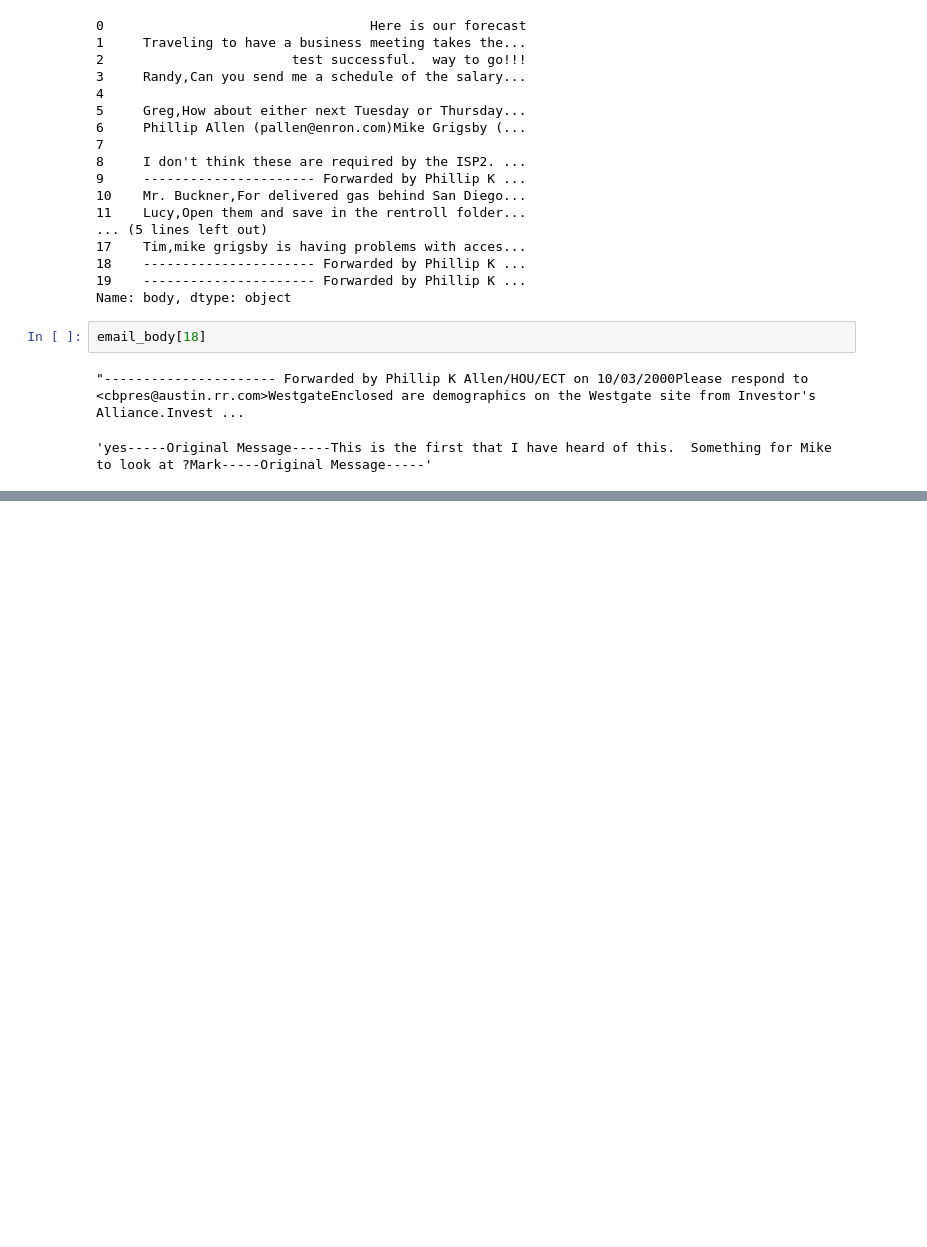
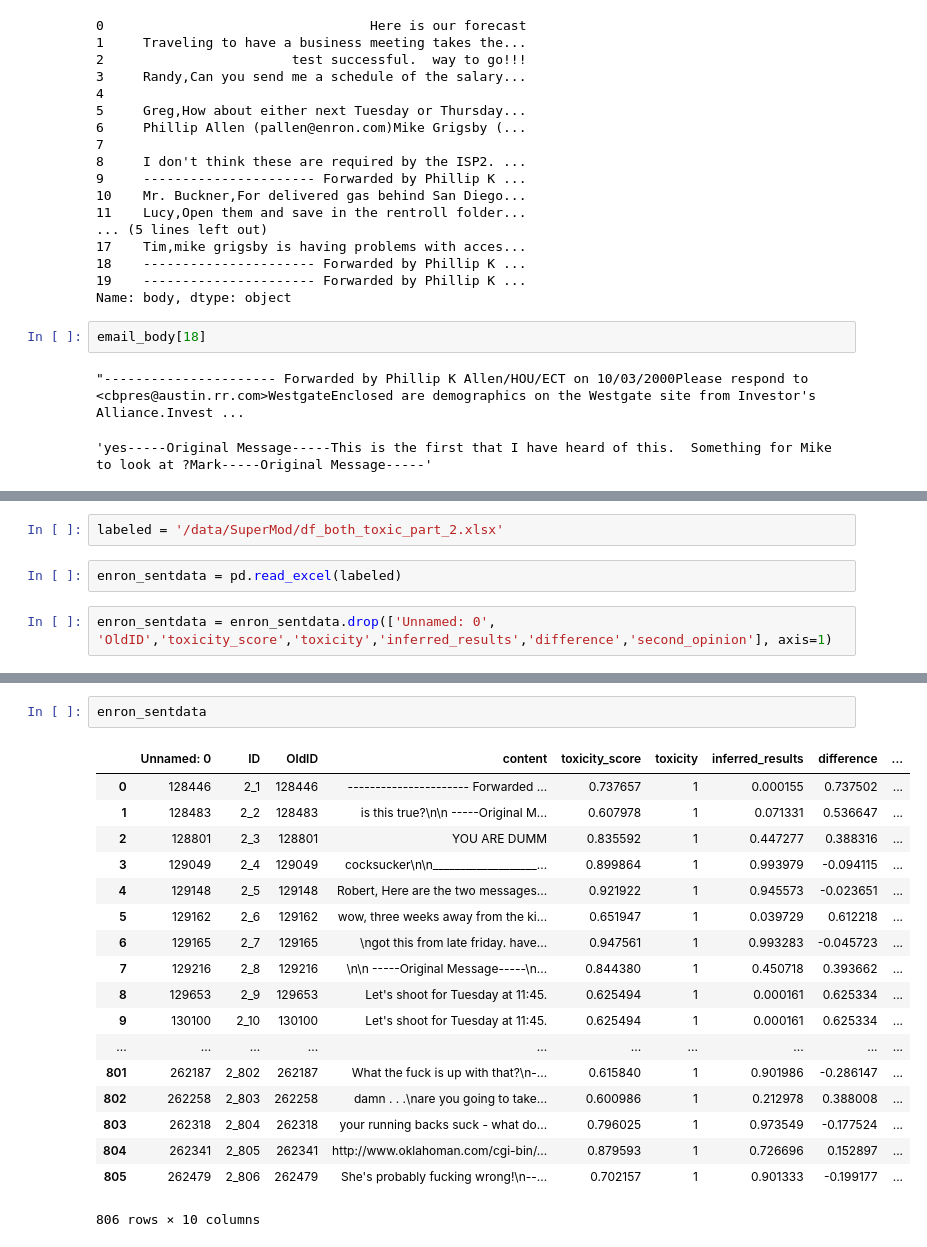
Before and after one commit to KathleenYWang/Sentiment_Detection_NLP, a Jupyter notebook: EDAKaggleEnron.ipynb, the cells around one changed output, grey strips where cells are left out. Cells and saved outputs as stored; diff of their text form; blank space fills up the shorter version.

```diff
--- a/EDAKaggleEnron.ipynb
+++ b/EDAKaggleEnron.ipynb
@@ -721,0 +785,6 @@ email_body[18]
+# %%
+labeled = '/data/SuperMod/df_both_toxic_part_2.xlsx'
+# %%
+enron_sentdata = pd.read_excel(labeled)
+# %%
+enron_sentdata = enron_sentdata.drop(['Unnamed: 0', 'OldID','toxicity_score','toxicity','inferred_results','difference','second_opinion'], axis=1)
@@ -721,0 +808,21 @@ email_body[18]
+# %%
+enron_sentdata
+# %% [output]
+|  | Unnamed: 0 | ID | OldID | content | toxicity_score | toxicity | inferred_results | difference | ... |
+| 0 | 128446 | 2_1 | 128446 | ---------------------- Forwarded ... | 0.737657 | 1 | 0.000155 | 0.737502 | ... |
+| 1 | 128483 | 2_2 | 128483 | is this true?\n\n -----Original M... | 0.607978 | 1 | 0.071331 | 0.536647 | ... |
+| 2 | 128801 | 2_3 | 128801 | YOU ARE DUMM | 0.835592 | 1 | 0.447277 | 0.388316 | ... |
+| 3 | 129049 | 2_4 | 129049 | cocksucker\n\n___________________... | 0.899864 | 1 | 0.993979 | -0.094115 | ... |
+| 4 | 129148 | 2_5 | 129148 | Robert, Here are the two messages... | 0.921922 | 1 | 0.945573 | -0.023651 | ... |
+| 5 | 129162 | 2_6 | 129162 | wow, three weeks away from the ki... | 0.651947 | 1 | 0.039729 | 0.612218 | ... |
+| 6 | 129165 | 2_7 | 129165 | \ngot this from late friday. have... | 0.947561 | 1 | 0.993283 | -0.045723 | ... |
+| 7 | 129216 | 2_8 | 129216 | \n\n -----Original Message-----\n... | 0.844380 | 1 | 0.450718 | 0.393662 | ... |
+| 8 | 129653 | 2_9 | 129653 | Let's shoot for Tuesday at 11:45. | 0.625494 | 1 | 0.000161 | 0.625334 | ... |
+| 9 | 130100 | 2_10 | 130100 | Let's shoot for Tuesday at 11:45. | 0.625494 | 1 | 0.000161 | 0.625334 | ... |
+| ... | ... | ... | ... | ... | ... | ... | ... | ... | ... |
+| 801 | 262187 | 2_802 | 262187 | What the fuck is up with that?\n-... | 0.615840 | 1 | 0.901986 | -0.286147 | ... |
+| 802 | 262258 | 2_803 | 262258 | damn . . .\nare you going to take... | 0.600986 | 1 | 0.212978 | 0.388008 | ... |
+| 803 | 262318 | 2_804 | 262318 | your running backs suck - what do... | 0.796025 | 1 | 0.973549 | -0.177524 | ... |
+| 804 | 262341 | 2_805 | 262341 | http://www.oklahoman.com/cgi-bin/... | 0.879593 | 1 | 0.726696 | 0.152897 | ... |
+| 805 | 262479 | 2_806 | 262479 | She's probably fucking wrong!\n--... | 0.702157 | 1 | 0.901333 | -0.199177 | ... |
+806 rows × 10 columns
```
Also changed, not shown: parts of 15 cells of this notebook.
